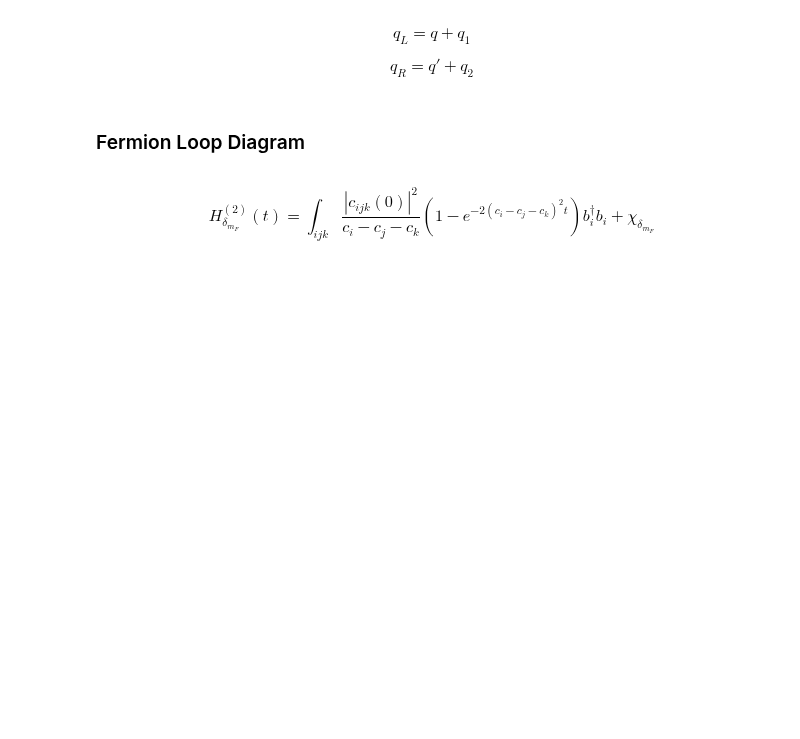
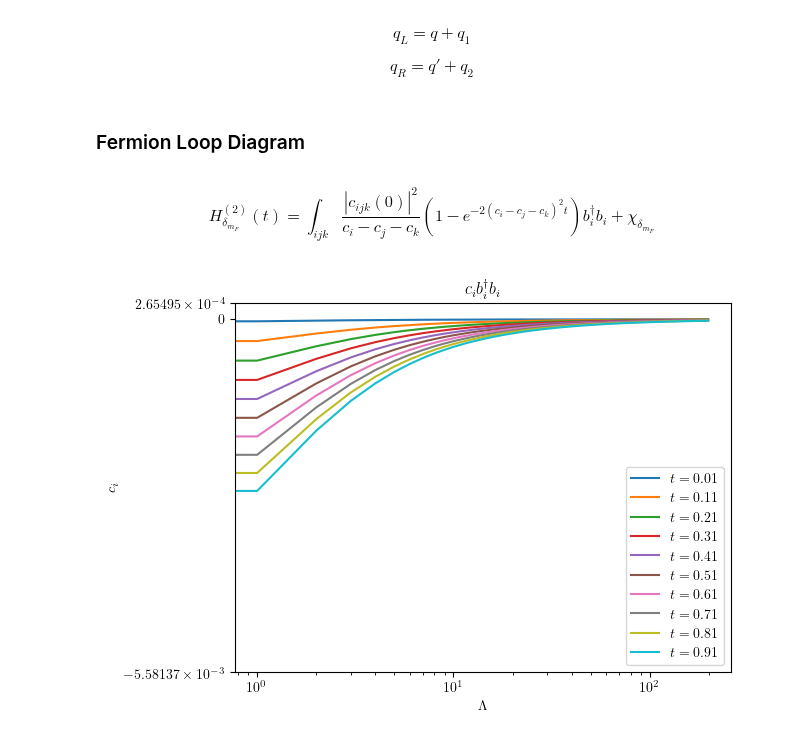
Before and after one commit to cgustin99/OpenParticle, a Jupyter notebook: models/Yukawa/yukawa.ipynb, the cells around one changed output. Cells and saved outputs as stored; diff of their text form; code cells hidden in the pictures; blank space fills up the shorter version.

```diff
--- a/models/Yukawa/yukawa.ipynb
+++ b/models/Yukawa/yukawa.ipynb
@@ -370,0 +351,14 @@ result
+# %%
+for ts in np.arange(0.01, 1, 0.1):
+    coeffs = list(loop_diagram(ts).op_dict.values())
+    plt.plot(np.arange(0, Lambda - 1, 1), coeffs, label = f'$t = {round(ts, 3)}$')
+
+plt.yscale('symlog')
+plt.xscale('log')
+plt.legend()
+plt.xlabel(f'$\Lambda$')
+plt.ylabel(f'$c_i$')
+plt.title(f"$c_ib_i^\dagger b_i$")
+plt.show()
+# %% [output]
+[figure, added]
```
Also changed, not shown: parts of 5 cells of this notebook.
